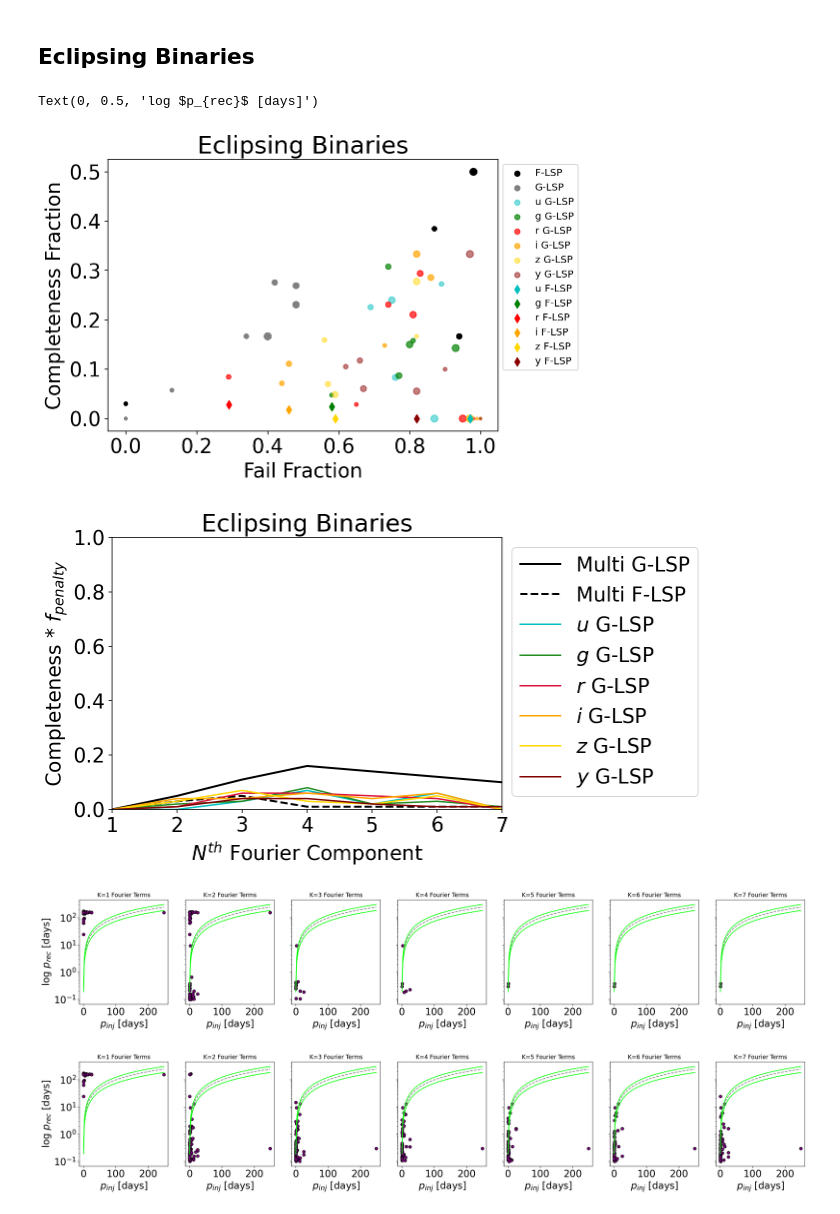
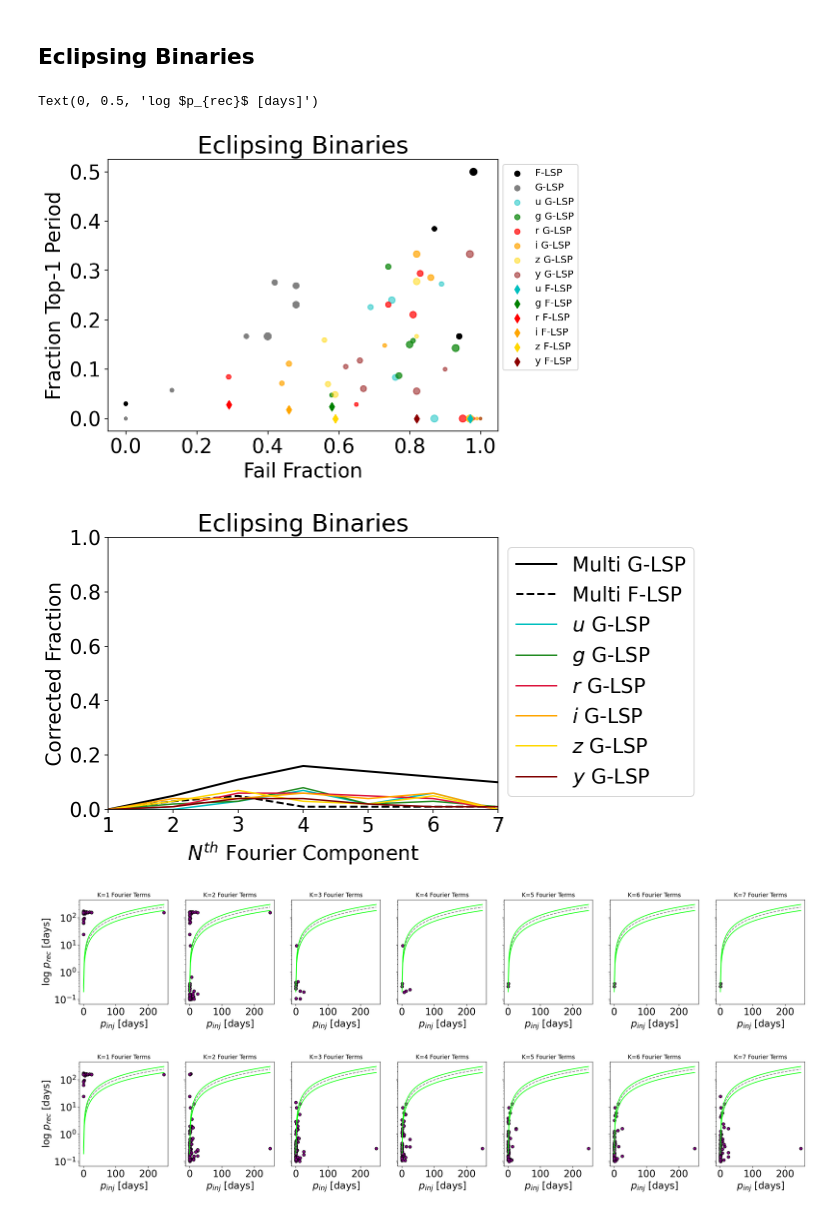
Before and after one commit to AndyTza/periodos, a Jupyter notebook: notebooks/Plasticc Periodic Analysis .ipynb, the cells around one changed output. Drawn from its saved outputs; the diff is of its cells as text; code cells hidden in the pictures.

```diff
--- a/notebooks/Plasticc Periodic Analysis .ipynb
+++ b/notebooks/Plasticc Periodic Analysis .ipynb
@@ -338,7 +338,7 @@ plt.scatter(fi, sfi, color='orange', marker='d', label='i F-LSP')
 plt.scatter(fz, sfz, color='gold', marker='d', label='z F-LSP')
 plt.scatter(fy, sfy, color='darkred', marker='d', label='y F-LSP')
 
-plt.ylabel("Completeness Fraction")
+plt.ylabel("Fraction Top-1 Period")
 plt.xlabel("Fail Fraction")
 plt.legend(bbox_to_anchor=(1,1), fontsize=10)
 plt.title("Eclipsing Binaries")
@@ -404,7 +404,7 @@ plt.plot(range(1,8), comp_si * (pass_si/(pass_si+fail_si)), color='orange',label
 plt.plot(range(1,8), comp_sz * (pass_sz/(pass_sz+fail_sz)), color='gold',label="$z$ G-LSP")
 plt.plot(range(1,8), comp_sy * (pass_sy/(pass_sy+fail_sy)), color='maroon',label="$y$ G-LSP")
 
-plt.ylabel("Completeness * $f_{penalty}$")
+plt.ylabel("Corrected Fraction")
 plt.xlabel("$N^{th}$ Fourier Component")
 plt.title("Eclipsing Binaries")
 plt.legend(bbox_to_anchor=(1,1))
@@ -464,35 +464,35 @@ for l in range(6):
         ax[l,jj].plot(xf, line(xf, 1, 0), color='gray', ls='--')
         ax[l,jj].plot(xf, line(xf, 1, 0) + 0.25*line(xf, 1, 0), color='lime')
         ax[l,jj].plot(xf, line(xf, 1, 0) - 0.25*line(xf, 1, 0), color='lime')
         ax[l,jj].set_yscale('log')
 
         ax[l,jj].set_xlabel("$p_{inj}$ [days]")
 
         j += 1
     ax[l,0].set_ylabel("log $p_{rec}$ [days]")
 
 for i in range(0, 7):
     ax[0,i].set_title(f"K={i+1} Fourier Terms", fontsize=12)
 
 
 fig, ax = plt.subplots(nrows=1, ncols=6, figsize=(27,4), sharey=True)
 
 j = 1
 for jj in range(6):
     ax[jj].scatter(table1['ptrue'], table1[f's_lsp_f_{ll[jj]}'], marker="o",
               color=llc[jj], edgecolor='k')
     ax[jj].plot(xf, line(xf, 1, 0), color='gray', ls='--')
     ax[jj].plot(xf, line(xf, 1, 0) + 0.25*line(xf, 1, 0), color='lime')
     ax[jj].plot(xf, line(xf, 1, 0) - 0.25*line(xf, 1, 0), color='lime')
     ax[jj].set_yscale('log')
 
     ax[jj].set_xlabel("$p_{inj}$ [days]")
     j += 1
 ax[0].set_ylabel("log $p_{rec}$ [days]")
 # %% [output]
 Text(0, 0.5, 'log $p_{rec}$ [days]')
-[figure, old version]
+[figure, new version]
-[figure, old version]
+[figure, new version]
 [figure]
 [figure]
 [figure]
```
Also changed, not shown: parts of 1 cell of this notebook, 2 other files.
